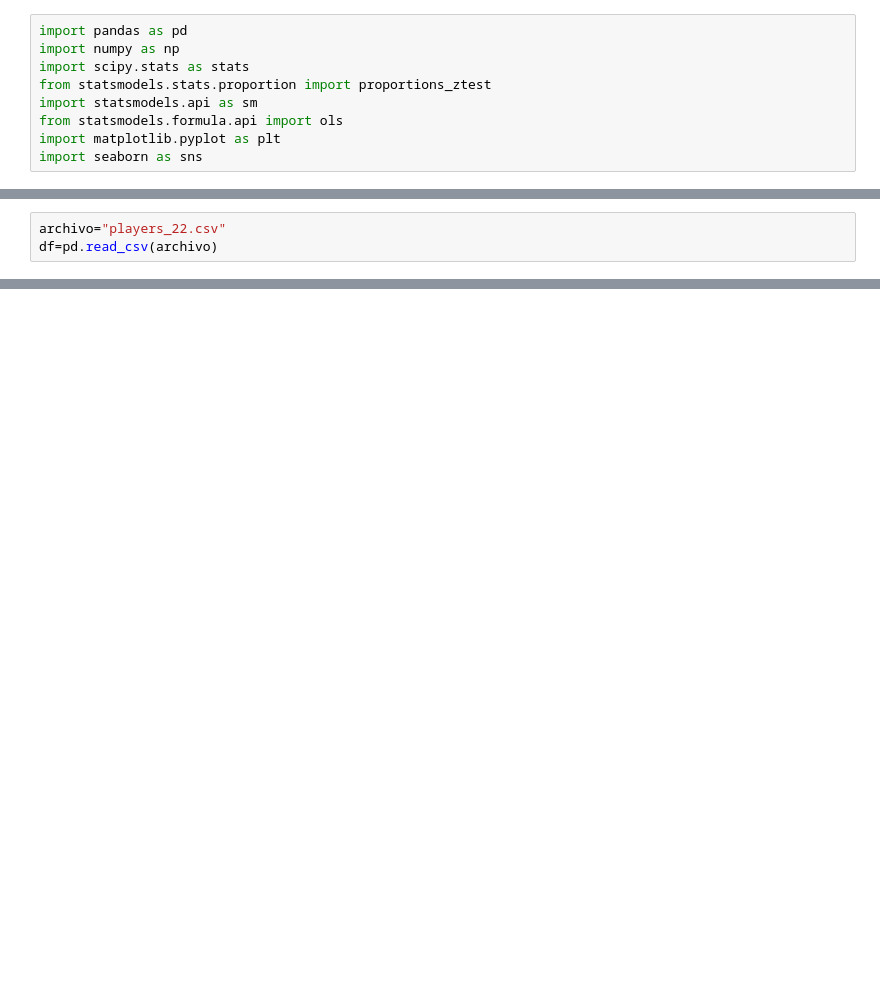
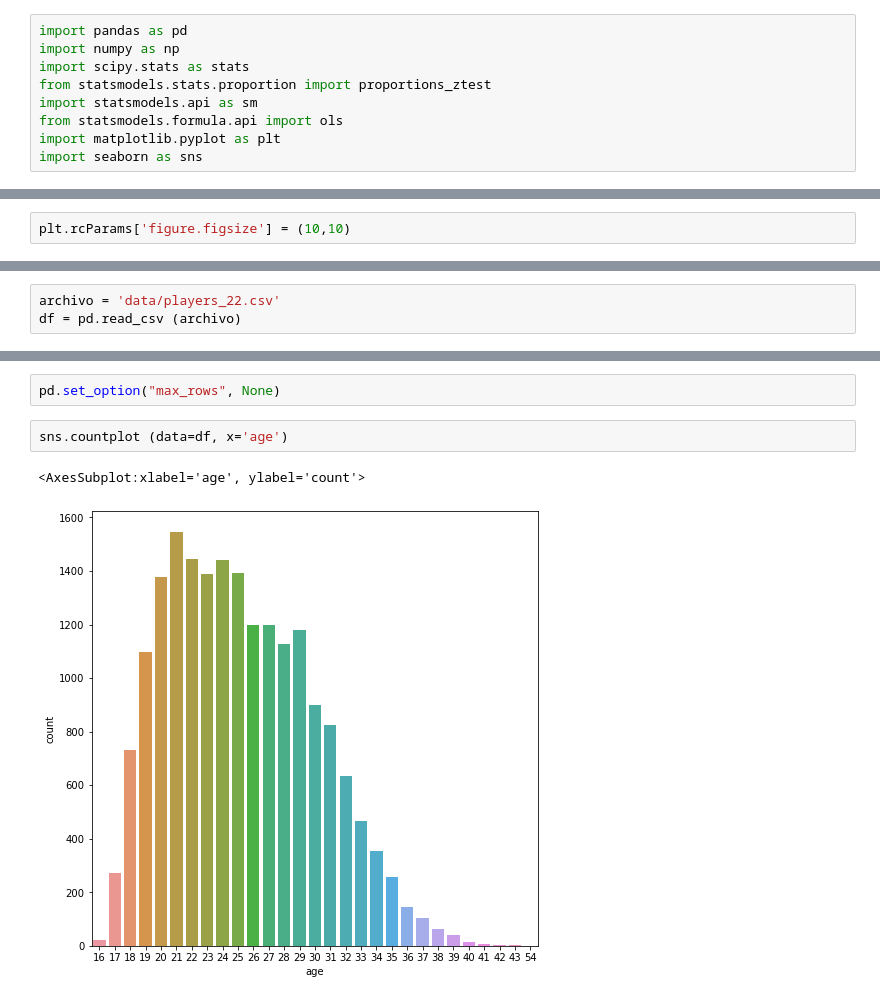
Before and after one commit to nathygonzalez/PR06-Machine-Learning-Group-Project, a Jupyter notebook: Group notebook.ipynb, the cells around one changed output, grey strips where cells are left out. Saved outputs shown, nothing was run; the diff lists cells and outputs as text; blank space fills up the shorter version.

```diff
--- a/Group notebook.ipynb
+++ b/Group notebook.ipynb
@@ -15,0 +12,2 @@ prueba Sergio
+# %%
+plt.rcParams['figure.figsize'] = (10,10)
@@ -16,3 +16,3 @@ prueba Sergio
 # %%
-archivo="players_22.csv"
-df=pd.read_csv(archivo)
+archivo = 'data/players_22.csv'
+df = pd.read_csv (archivo)
@@ -20,0 +122,7 @@ NameError: name 'pd' is not defined
+# %%
+pd.set_option("max_rows", None)
+# %%
+sns.countplot (data=df, x='age')
+# %% [output]
+<AxesSubplot:xlabel='age', ylabel='count'>
+[figure, added]
```
Also changed, not shown: parts of 22 cells of this notebook.
